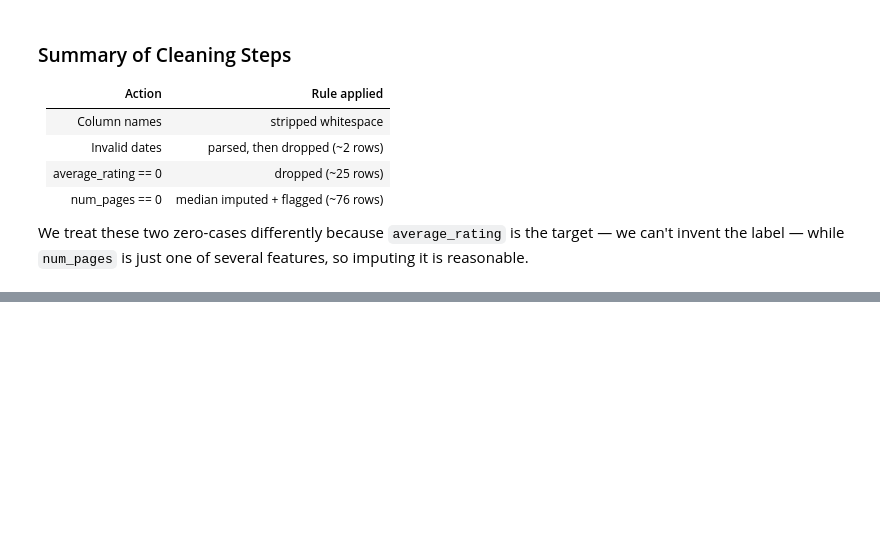
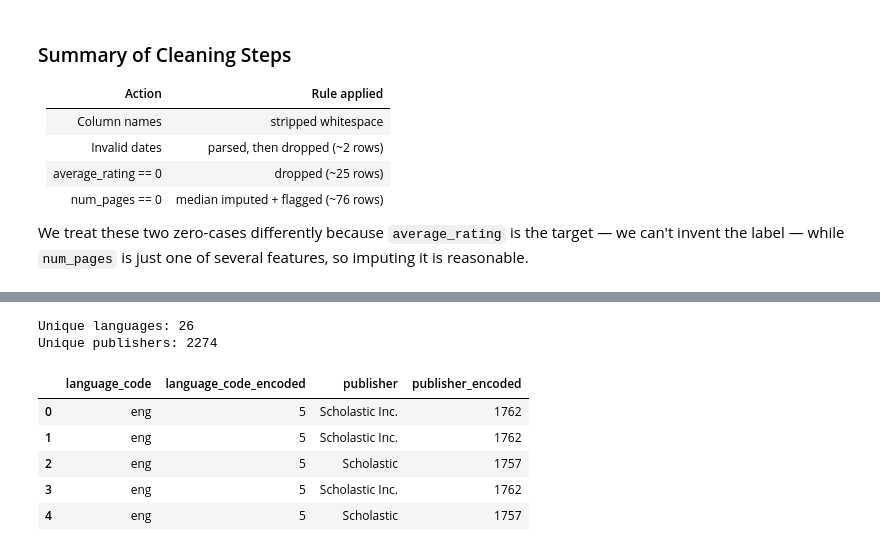
Before and after one commit to panduashish/book_rating_prediction, a Jupyter notebook: book_rating_prediction.ipynb, the cells around one changed output, grey strips where cells are left out. Cells and saved outputs as stored; diff of their text form; code cells hidden in the pictures; blank space fills up the shorter version.

```diff
--- a/book_rating_prediction.ipynb
+++ b/book_rating_prediction.ipynb
@@ -177,0 +186,4 @@ We treat these two zero-cases differently because `average_rating` is the target
+# %%
+df["publication_year"] = df["publication_date_parsed"].dt.year
+print(df["publication_year"].describe())
+df[["publication_date", "publication_year"]].head()
@@ -177,0 +262,22 @@ We treat these two zero-cases differently because `average_rating` is the target
+# %%
+from sklearn.preprocessing import LabelEncoder
+
+print("Unique languages:", df["language_code"].nunique())
+print("Unique publishers:", df["publisher"].nunique())
+
+language_encoder = LabelEncoder()
+publisher_encoder = LabelEncoder()
+
+df["language_code_encoded"] = language_encoder.fit_transform(df["language_code"])
+df["publisher_encoded"] = publisher_encoder.fit_transform(df["publisher"])
+
+df[["language_code", "language_code_encoded", "publisher", "publisher_encoded"]].head()
+# %% [output]
+Unique languages: 26
+Unique publishers: 2274
+|  | language_code | language_code_encoded | publisher | publisher_encoded |
+| 0 | eng | 5 | Scholastic Inc. | 1762 |
+| 1 | eng | 5 | Scholastic Inc. | 1762 |
+| 2 | eng | 5 | Scholastic | 1757 |
+| 3 | eng | 5 | Scholastic Inc. | 1762 |
+| 4 | eng | 5 | Scholastic | 1757 |
```
Also changed, not shown: parts of 37 cells of this notebook, 2 other files.
